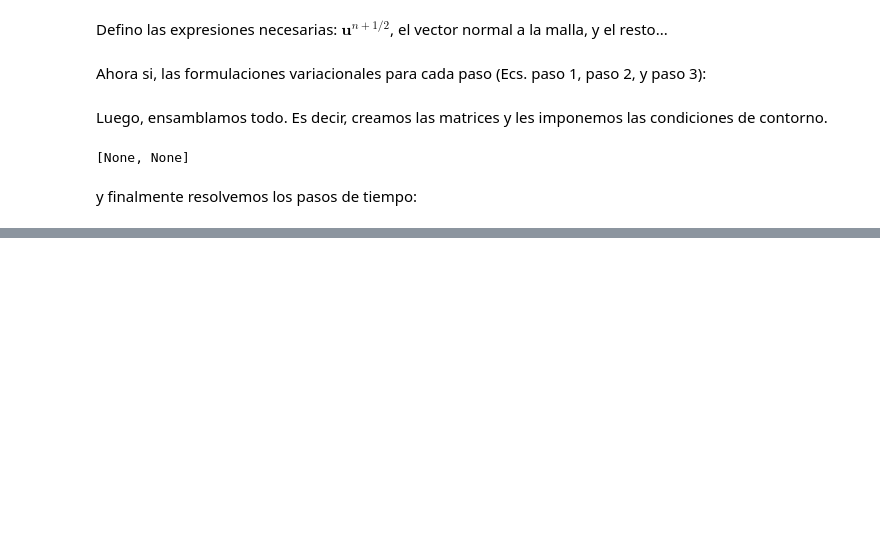
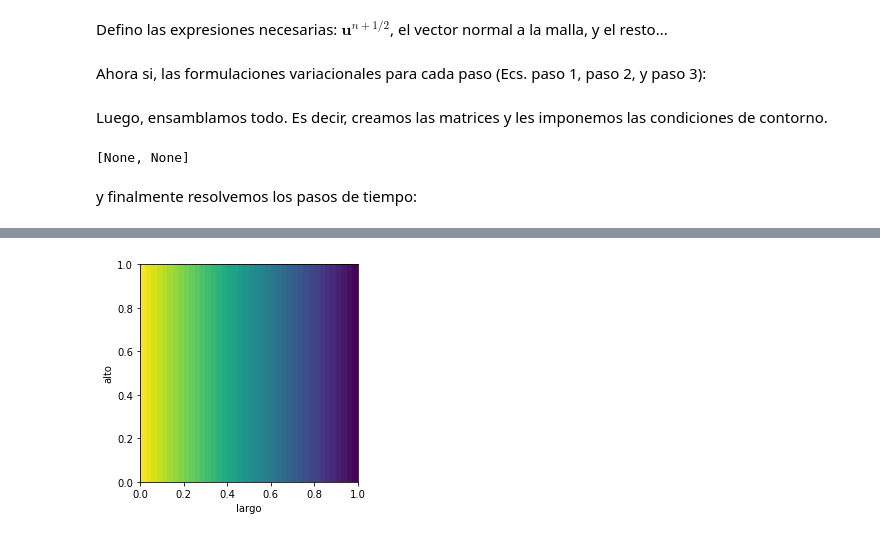
Before and after one commit to rirastorza/Intro2FEM, a Jupyter notebook: Problemas_dependientes_del_tiempo/navier_stokes_parte1.ipynb, the cells around one changed output, grey strips where cells are left out. Saved outputs shown, nothing was run; the diff lists cells and outputs as text; code cells hidden in the pictures; blank space fills up the shorter version.

```diff
--- a/Problemas_dependientes_del_tiempo/navier_stokes_parte1.ipynb
+++ b/Problemas_dependientes_del_tiempo/navier_stokes_parte1.ipynb
@@ -413,0 +452,7 @@ max u: 1.0000003437060498
+# %%
+plt.xlabel('largo')
+plt.ylabel('alto')
+plot(p_)
+plt.show()
+# %% [output]
+[figure, added]
```
Also changed, not shown: parts of 7 cells of this notebook, 1 other file.
